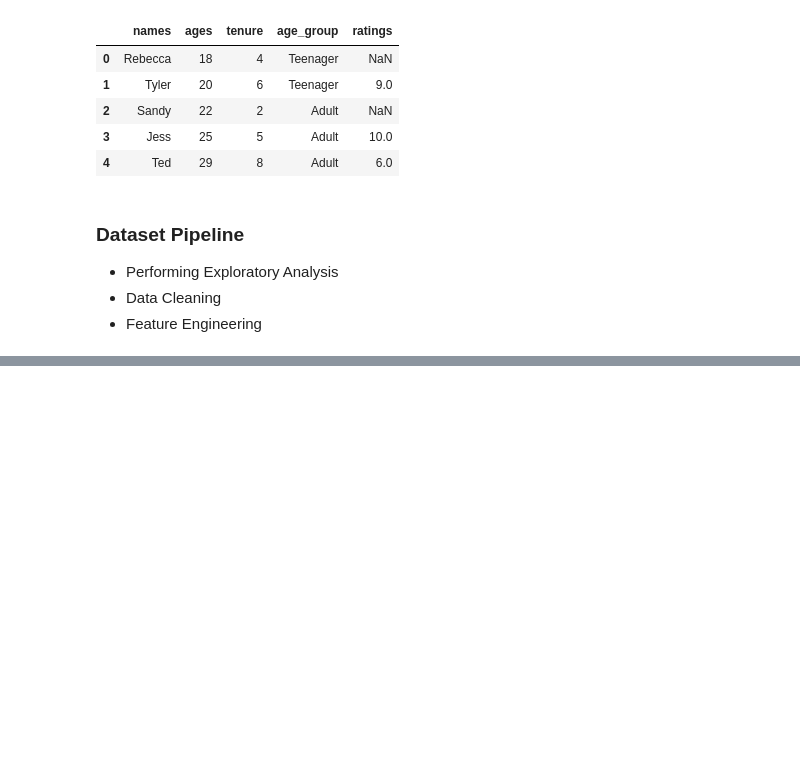
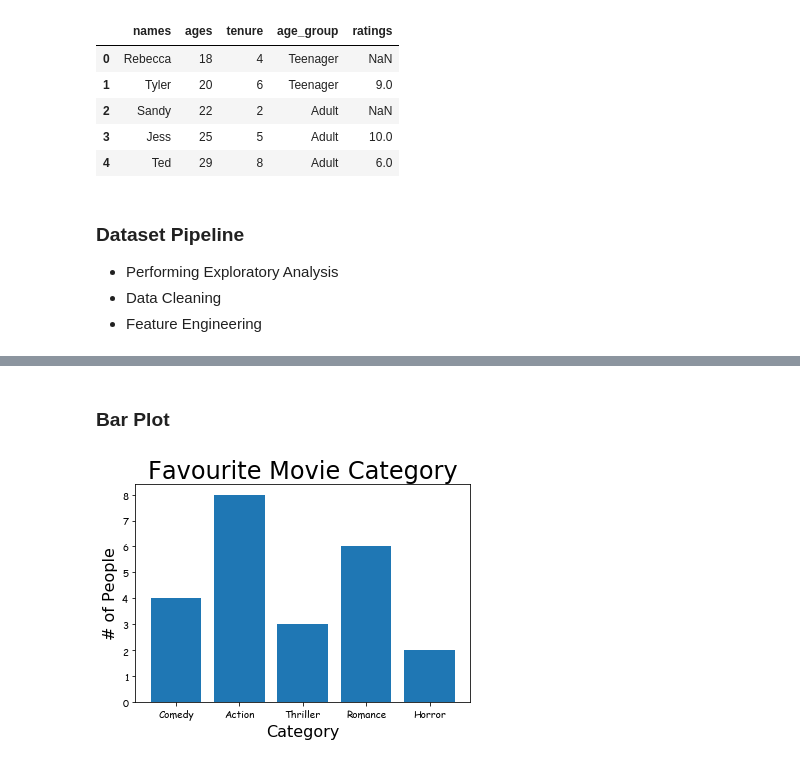
Before and after one commit to ajakaiye33/The-Ten-Weeks, a Jupyter notebook: ten_weeks_bootcamp/Week_10_Intro_Data_Science.ipynb, the cells around one changed output, grey strips where cells are left out. Drawn from its saved outputs; the diff is of its cells as text; code cells hidden in the pictures; blank space fills up the shorter version.

```diff
--- a/ten_weeks_bootcamp/Week_10_Intro_Data_Science.ipynb
+++ b/ten_weeks_bootcamp/Week_10_Intro_Data_Science.ipynb
@@ -421,0 +467,14 @@ all_ratings.head()
+# %% [markdown]
+### Bar Plot
+# %%
+# creating a bar plot using x and y coords
+num_people, categories = [4, 8, 3, 6, 2], ['Comedy', 'Action', 'Thriller', 'Romance', 'Horror']
+plt.bar(categories, num_people)
+plt.title('Favourite Movie Category', fontsize=24)
+plt.xlabel('Category', fontsize=16)
+plt.ylabel('# of People', fontsize=16)
+plt.xticks(fontname='Fantasy')
+plt.yticks(fontname='Fantasy')
+plt.show()
+# %% [output]
+[figure, added]
```
Also changed, not shown: parts of 20 cells of this notebook.
